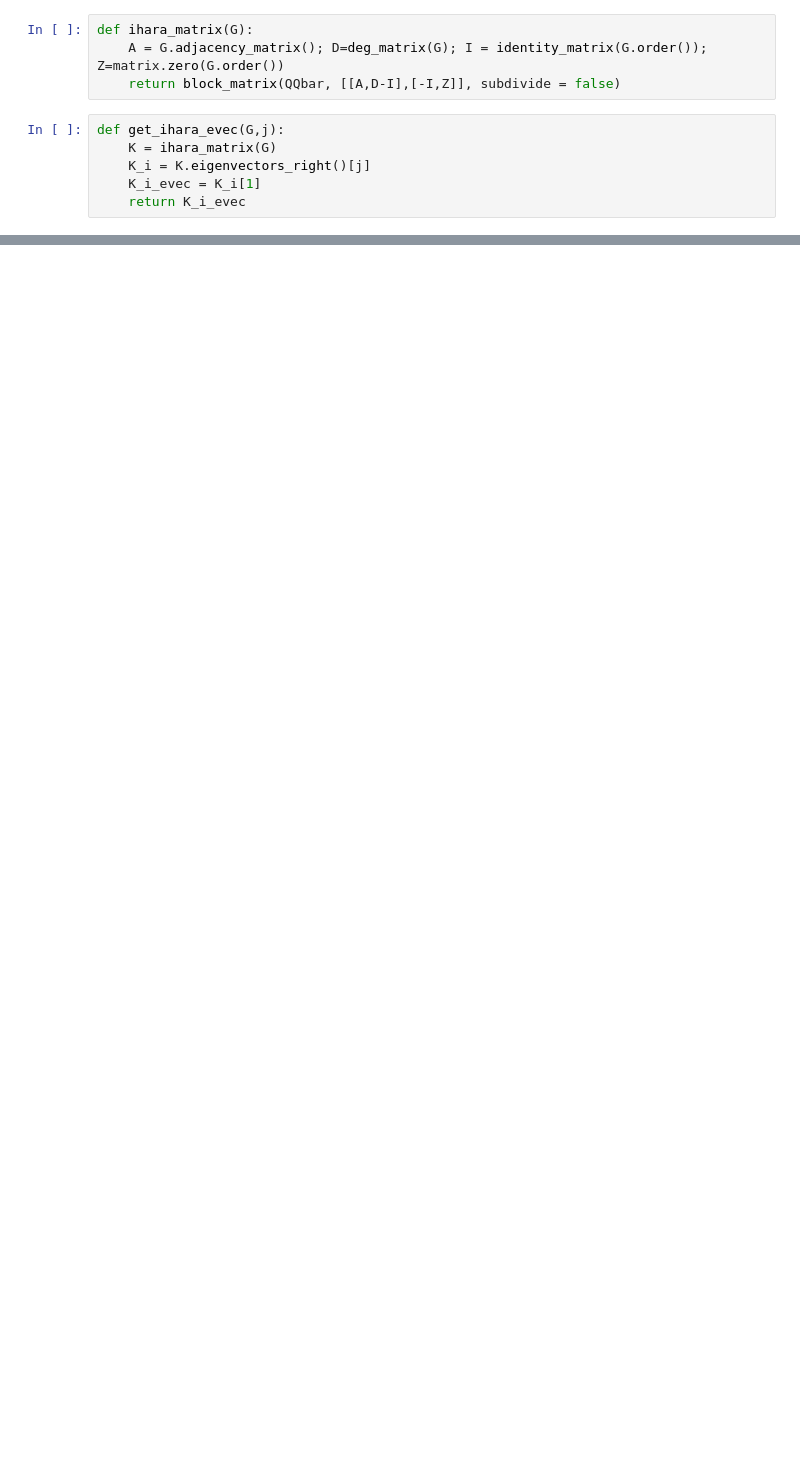
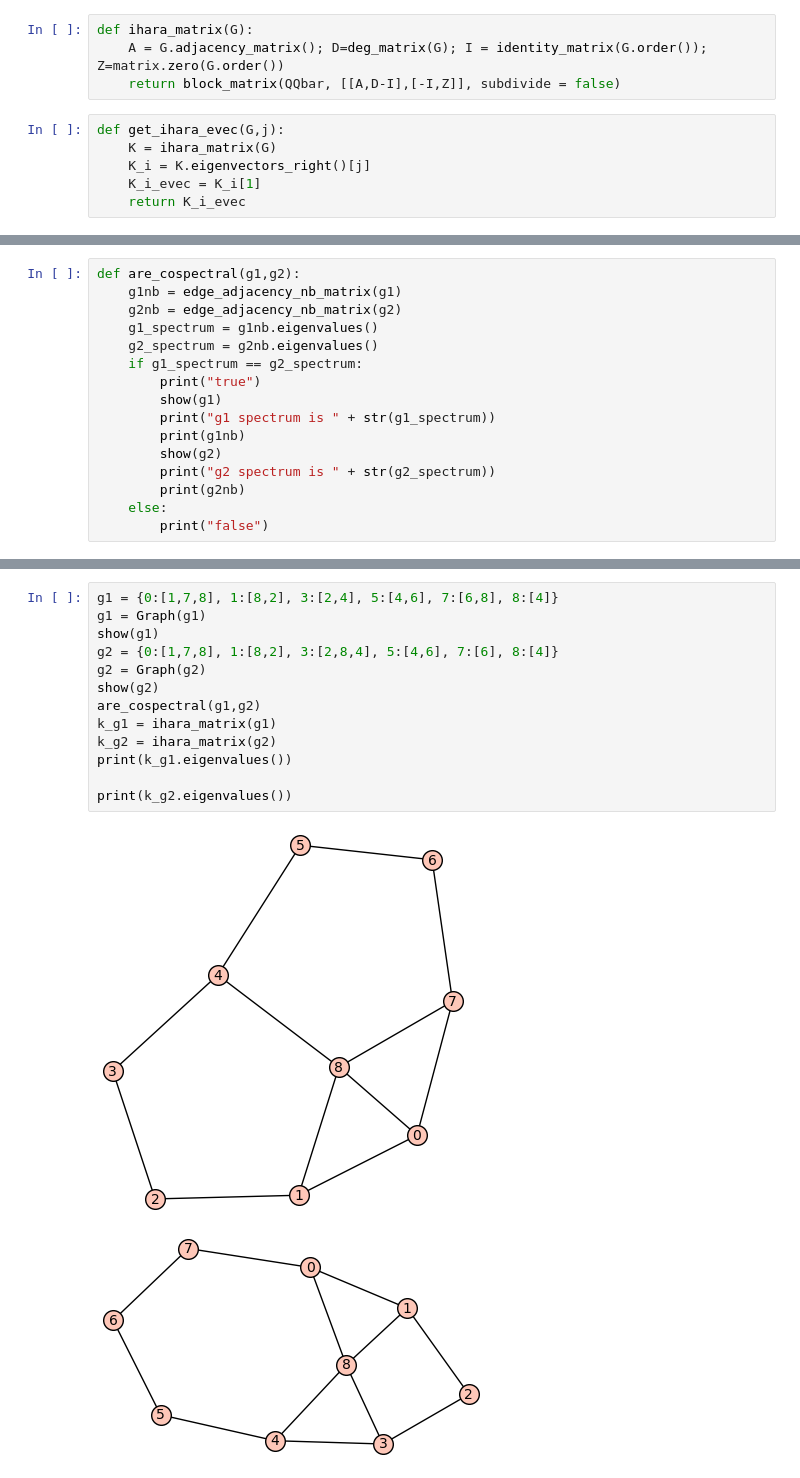
Before and after one commit to davizacheu/Spectral-Graph-Theory-Research, a Jupyter notebook: NB_Functions.ipynb, the cells around one changed output, grey strips where cells are left out. Cells and saved outputs as stored; diff of their text form; blank space fills up the shorter version.

```diff
--- a/NB_Functions.ipynb
+++ b/NB_Functions.ipynb
@@ -256,0 +179,16 @@ def deg_two_graph(n,p):
+# %%
+def are_cospectral(g1,g2):
+    g1nb = edge_adjacency_nb_matrix(g1)
+    g2nb = edge_adjacency_nb_matrix(g2)
+    g1_spectrum = g1nb.eigenvalues()
+    g2_spectrum = g2nb.eigenvalues()
+    if g1_spectrum == g2_spectrum:
+        print("true")
+        show(g1)
+        print("g1 spectrum is " + str(g1_spectrum))
+        print(g1nb)
+        show(g2)
+        print("g2 spectrum is " + str(g2_spectrum))
+        print(g2nb)
+    else:
+        print("false")
@@ -256,0 +249,16 @@ def deg_two_graph(n,p):
+# %%
+g1 = {0:[1,7,8], 1:[8,2], 3:[2,4], 5:[4,6], 7:[6,8], 8:[4]}
+g1 = Graph(g1)
+show(g1)
+g2 = {0:[1,7,8], 1:[8,2], 3:[2,8,4], 5:[4,6], 7:[6], 8:[4]}
+g2 = Graph(g2)
+show(g2)
+are_cospectral(g1,g2)
+k_g1 = ihara_matrix(g1)
+k_g2 = ihara_matrix(g2)
+print(k_g1.eigenvalues())
+
+print(k_g2.eigenvalues())
+# %% [output]
+[figure, added]
+[figure, added]
```
Also changed, not shown: parts of 19 cells of this notebook.
